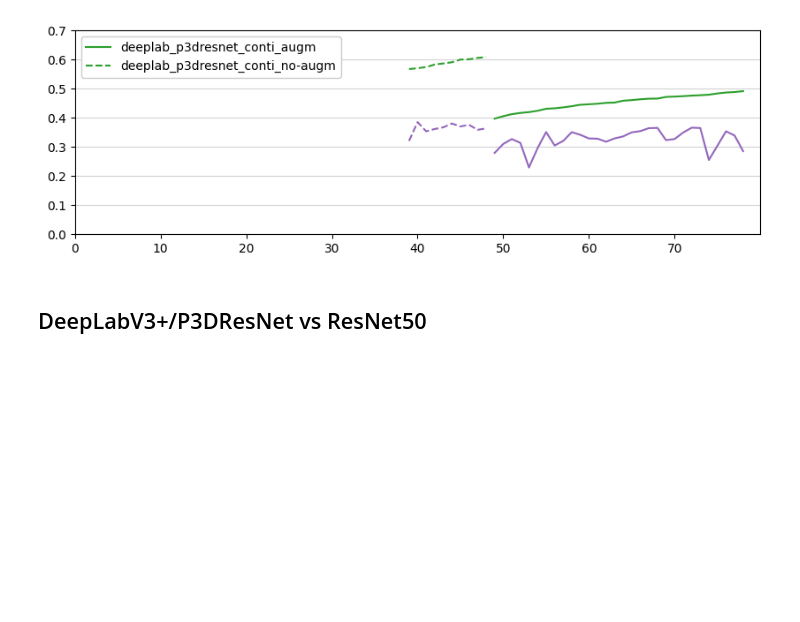
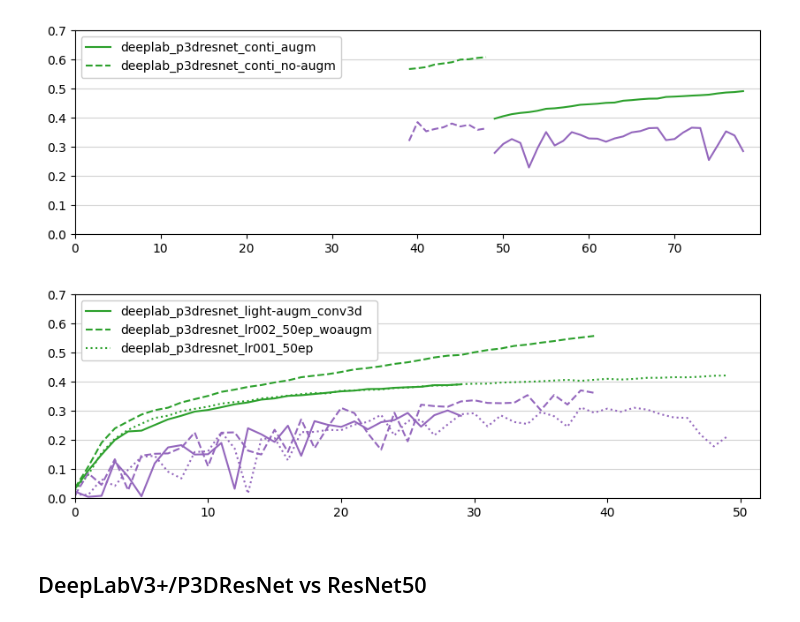
Before and after one commit to tomlqc/identify-contrails, a Jupyter notebook: notebooks-logs/History.ipynb, the cells around one changed output. Cells and saved outputs as stored; diff of their text form; code cells hidden in the pictures; blank space fills up the shorter version.

```diff
--- a/notebooks-logs/History.ipynb
+++ b/notebooks-logs/History.ipynb
@@ -195,6 +225,11 @@ plot_vs_ref('deeplab_p3dresnet_conti_no-augm', 'deeplab_p3dresnet_lr002_50ep_woa
 plot_vs_ref('deeplab_p3dresnet_conti_augm', 'deeplab_p3dresnet_conti_no-augm')
 # %% [output]
 [figure]
+# %%
+plot_vs_ref('deeplab_p3dresnet_light-augm_conv3d', 'deeplab_p3dresnet_lr002_50ep_woaugm',
+           'deeplab_p3dresnet_lr001_50ep')
+# %% [output]
+[figure, added]
 # %% [markdown]
 ## DeepLabV3+/P3DResNet vs ResNet50
 # %%
```
Also changed, not shown: parts of 9 cells of this notebook.
